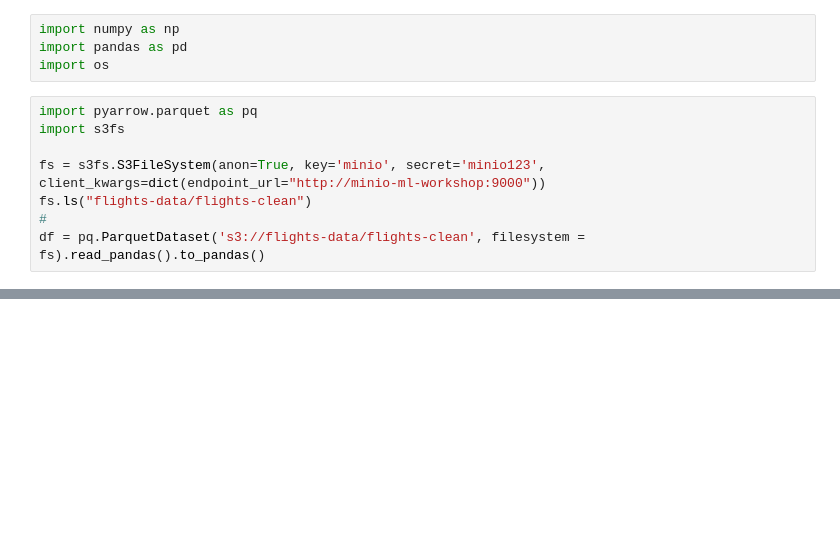
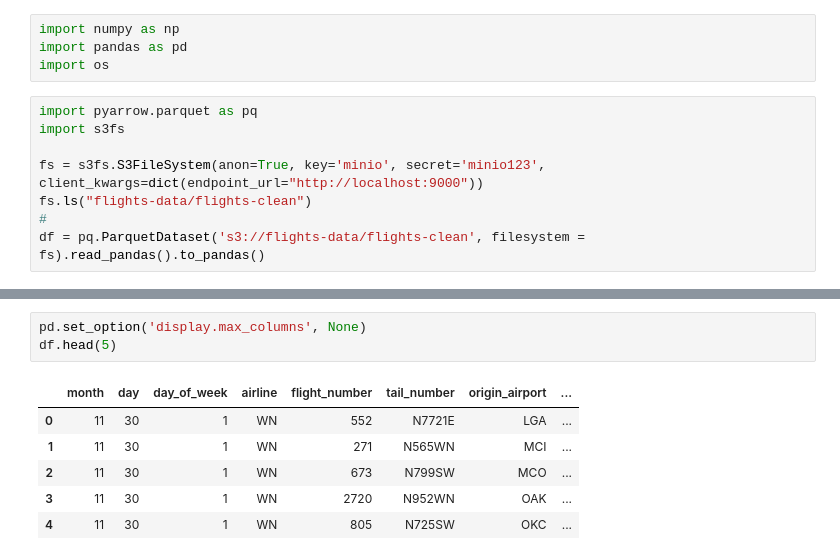
Before and after one commit to PacktPublishing/Machine-Learning-on-Kubernetes, a Jupyter notebook: chapter10/visualise.ipynb, the cells around one changed output, grey strips where cells are left out. Drawn from its saved outputs; the diff is of its cells as text; blank space fills up the shorter version.

```diff
--- a/chapter10/visualise.ipynb
+++ b/chapter10/visualise.ipynb
@@ -6,7 +6,7 @@ import os
 import pyarrow.parquet as pq
 import s3fs
 
-fs = s3fs.S3FileSystem(anon=True, key='minio', secret='minio123', client_kwargs=dict(endpoint_url="http://minio-ml-workshop:9000"))
+fs = s3fs.S3FileSystem(anon=True, key='minio', secret='minio123', client_kwargs=dict(endpoint_url="http://localhost:9000"))
 fs.ls("flights-data/flights-clean")
 #
 df = pq.ParquetDataset('s3://flights-data/flights-clean', filesystem = fs).read_pandas().to_pandas()
@@ -15 +33,11 @@ df.count()
+# %%
+pd.set_option('display.max_columns', None)
+df.head(5)
+# %% [output]
+|  | month | day | day_of_week | airline | flight_number | tail_number | origin_airport | ... |
+| 0 | 11 | 30 | 1 | WN | 552 | N7721E | LGA | ... |
+| 1 | 11 | 30 | 1 | WN | 271 | N565WN | MCI | ... |
+| 2 | 11 | 30 | 1 | WN | 673 | N799SW | MCO | ... |
+| 3 | 11 | 30 | 1 | WN | 2720 | N952WN | OAK | ... |
+| 4 | 11 | 30 | 1 | WN | 805 | N725SW | OKC | ... |
 # %%
```
Also changed, not shown: parts of 35 cells of this notebook.
